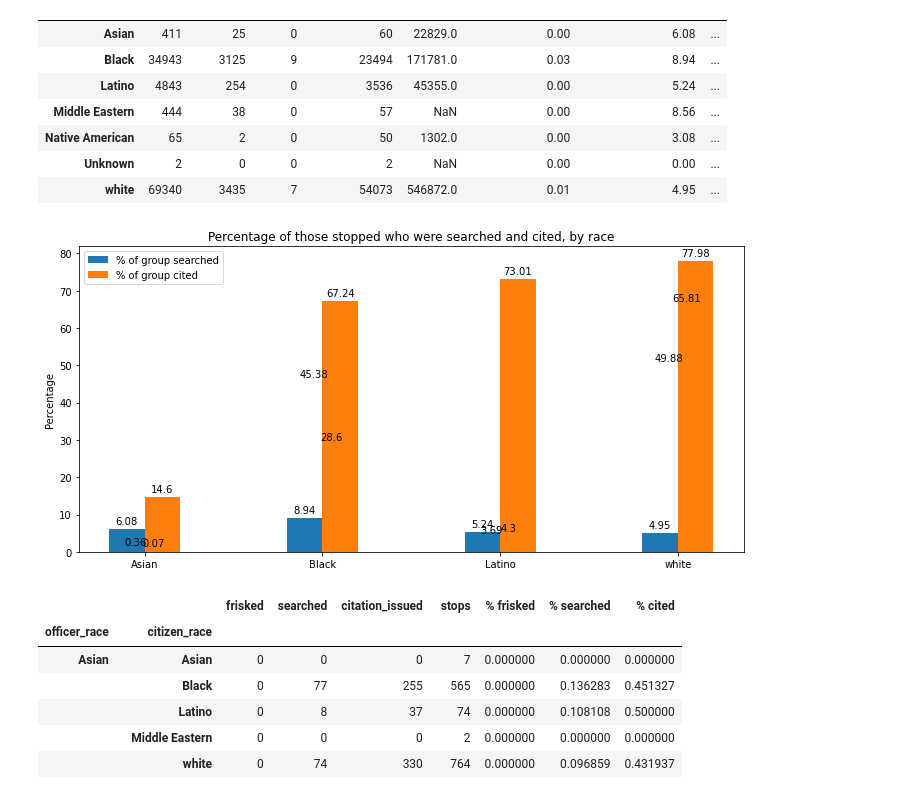
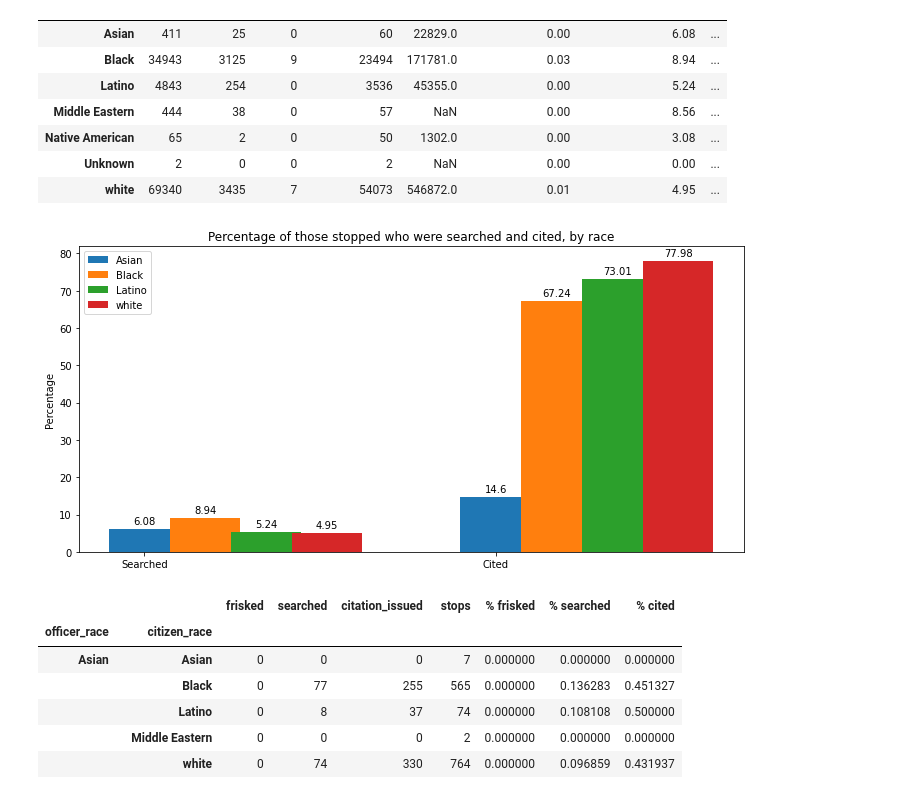
Before and after one commit to henryhoenig/race_louisville_traffic_stops, a Jupyter notebook: exploring_data.ipynb, the cells around one changed output. Drawn from its saved outputs; the diff is of its cells as text; code cells hidden in the pictures.

```diff
--- a/exploring_data.ipynb
+++ b/exploring_data.ipynb
@@ -104,4 +124,9 @@ overview.head(10)
 | Native American | 65 | 2 | 0 | 50 | 1302.0 | 0.00 | 3.08 | ... |
 | Unknown | 2 | 0 | 0 | 2 | NaN | 0.00 | 0.00 | ... |
 | white | 69340 | 3435 | 7 | 54073 | 546872.0 | 0.01 | 4.95 | ... |
+# %%
+pct_Asian = [overview.loc['Asian', '% ethnicity searched'], overview.loc['Asian', '% ethnicity cited']]
+pct_Black = [overview.loc['Black', '% ethnicity searched'], overview.loc['Black', '% ethnicity cited']]
+pct_Latino = [overview.loc['Latino', '% ethnicity searched'], overview.loc['Latino', '% ethnicity cited']]
+pct_white = [overview.loc['white', '% ethnicity searched'], overview.loc['white', '% ethnicity cited']]
 # %%
@@ -110,44 +135,45 @@ pct_ethnicity_cited = [overview.loc['Asian', '% ethnicity cited'], overview.loc[
 # %%
-labels = ['Asian', 'Black', 'Latino', 'white']
+labels = ['Searched', 'Cited']
 
 x = np.arange(len(labels))  # the label locations
 width = 0.2  # the width of the bars
-
+spacing = 0.52
 
 fig, ax = plt.subplots(figsize=(10,5))
-rects1 = ax.bar(x - width/2, pct_ethnicity_searched, width, label='% of group searched')
-rects2 = ax.bar(x + width/2, pct_ethnicity_cited, width, label='% of group cited')
-
+rects1 = ax.bar(x, pct_Asian, width, label='Asian')
+rects2 = ax.bar(x + spacing/3, pct_Black, width, label='Black')
+rects3 = ax.bar(x + (2*spacing)/3, pct_Latino, width, label='Latino')
+rects4 = ax.bar(x + spacing, pct_white, width, label='white')
 
 # Add some text for labels, title and custom x-axis tick labels, etc.
 ax.set_ylabel('Percentage')
 ax.set_title('Percentage of those stopped who were searched and cited, by race')
 ax.set_xticks(x)
 ax.set_xticklabels(labels)
 ax.legend()
 
 
 def autolabel(rects):
     """Attach a text label above each bar in *rects*, displaying its height."""
     for rect in rects:
         height = rect.get_height()
         ax.annotate('{}'.format(height),
                     xy=(rect.get_x() + rect.get_width() / 2, height),
                     xytext=(0, 3),  # 3 points vertical offset
                     textcoords="offset points",
                     ha='center', va='bottom')
 
 
 autolabel(rects1)
 autolabel(rects2)
 autolabel(rects3)
 autolabel(rects4)
 
 #fig.tight_layout(w_pad=2)
 fig.tight_layout()
 plt.show()
 # %% [output]
-[figure, old version]
+[figure, new version]
 # %%
 overview_3 = df.groupby(['officer_race', 'citizen_race']).aggregate(np.sum)[['frisked', 'searched', 'citation_issued']]
 # %%
```
Also changed, not shown: parts of 36 cells of this notebook.
